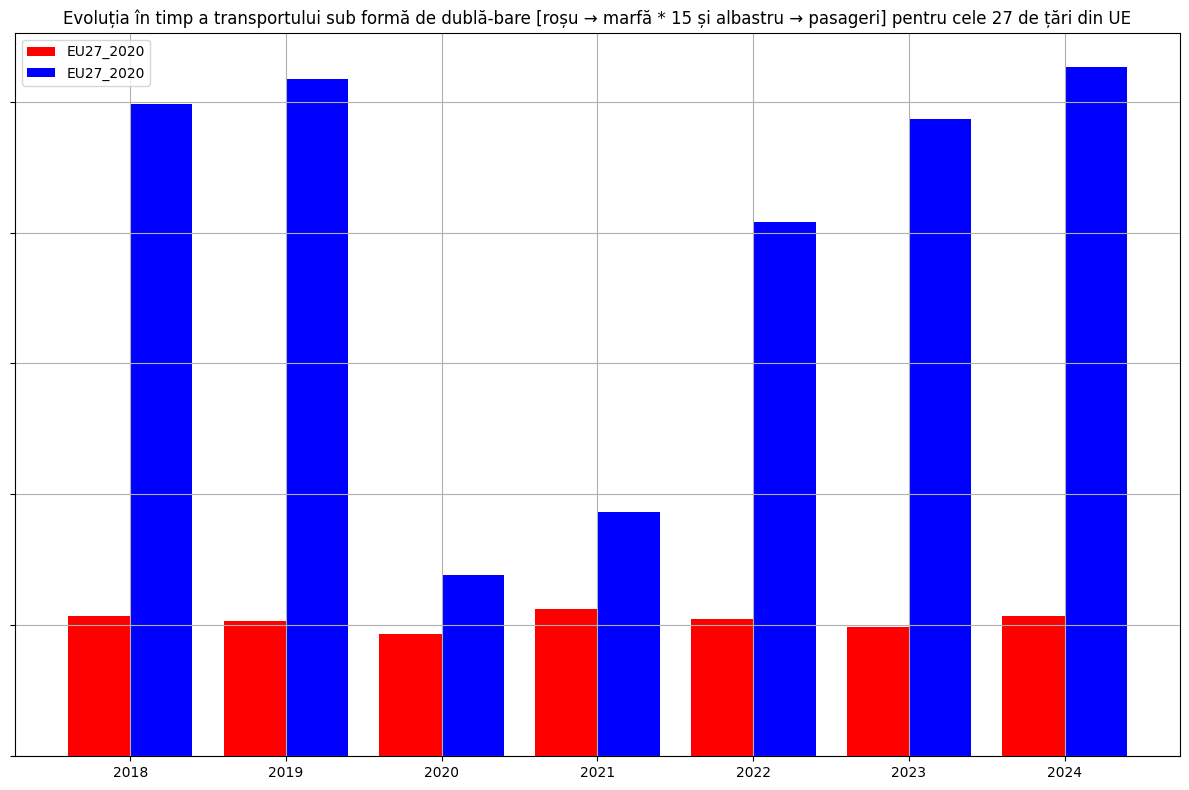
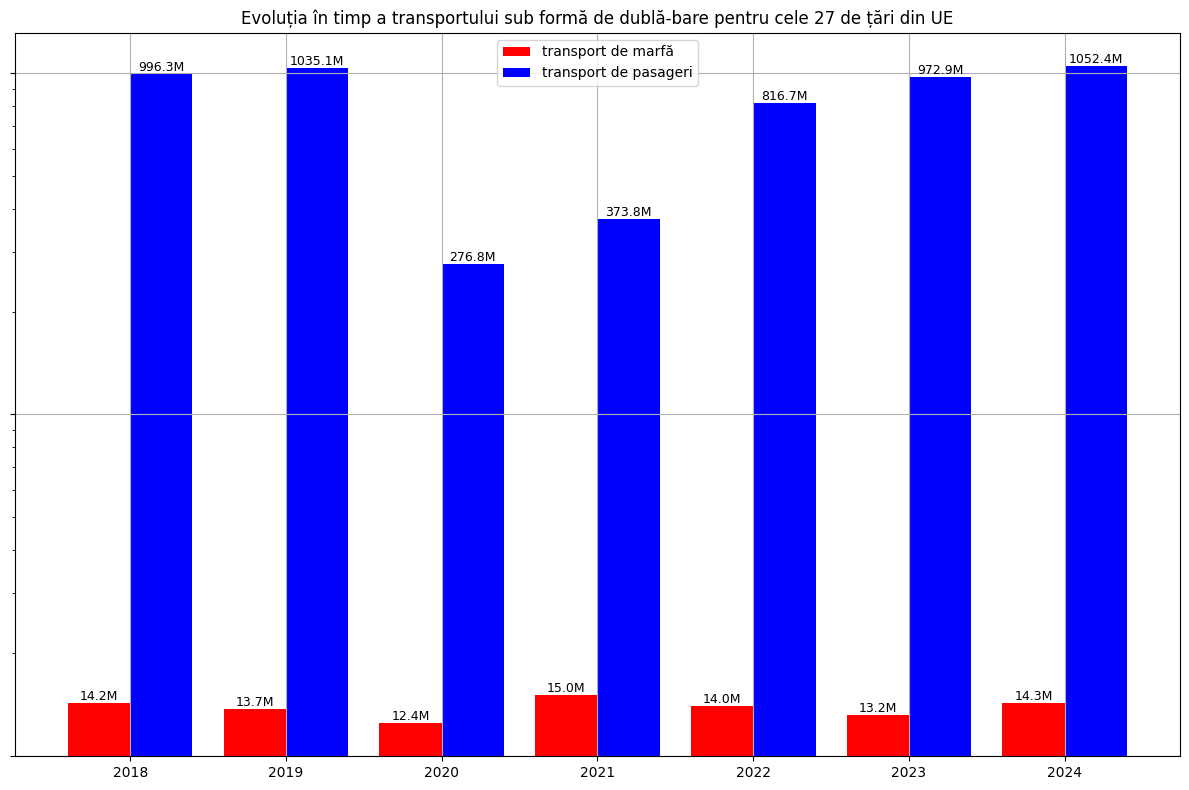
The notebook cell's code change between the first figure and the second:
--- before
+++ after
@@ -20,8 +20,12 @@
 fig, figura = plt.subplots(1, 1, figsize = (12, 8))
 
-barMarfa = figura.bar(pozitie-width/2, valoareTone * 15, width, label = labelTone, color = 'red')
-barPasageri = figura.bar(pozitie+width/2, valoarePasageri, width, label = labelPasageri, color = 'blue')
+barMarfa = figura.bar(pozitie-width/2, valoareTone, width, label = 'transport de marfă', color = 'red')
+barPasageri = figura.bar(pozitie+width/2, valoarePasageri, width, label = 'transport de pasageri', color = 'blue')
 
-figura.set_title('Evoluția în timp a transportului sub formă de dublă-bare [roșu → marfă * 15 și albastru → pasageri] pentru cele 27 de țări din UE')
+figura.bar_label(barMarfa, fontsize = 9, fmt = lambda x: f'{x/1e6:.1f}M')
+figura.bar_label(barPasageri, fontsize = 9, fmt = lambda x: f'{x/1e6:.1f}M')
+
+figura.set_yscale('log')
+figura.set_title('Evoluția în timp a transportului sub formă de dublă-bare pentru cele 27 de țări din UE')
 figura.set_xticks(pozitie)
 figura.set_xticklabels(an)

Commit: Created using Colab